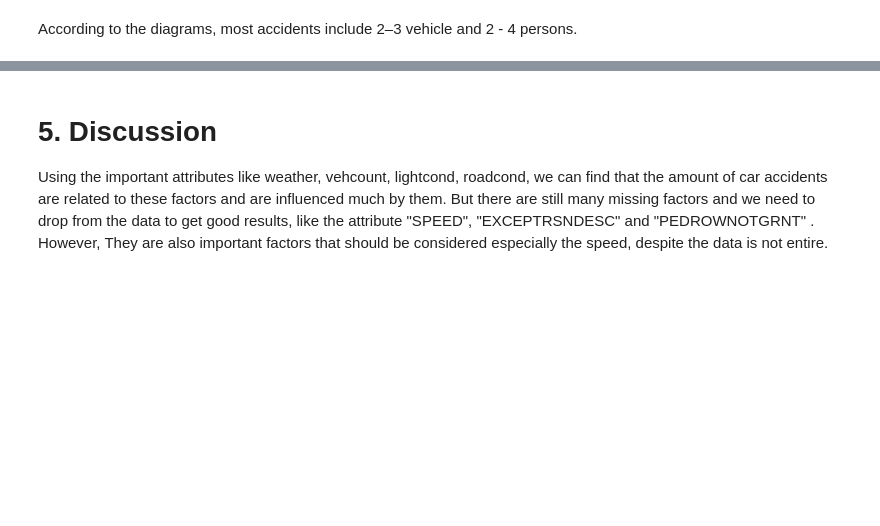
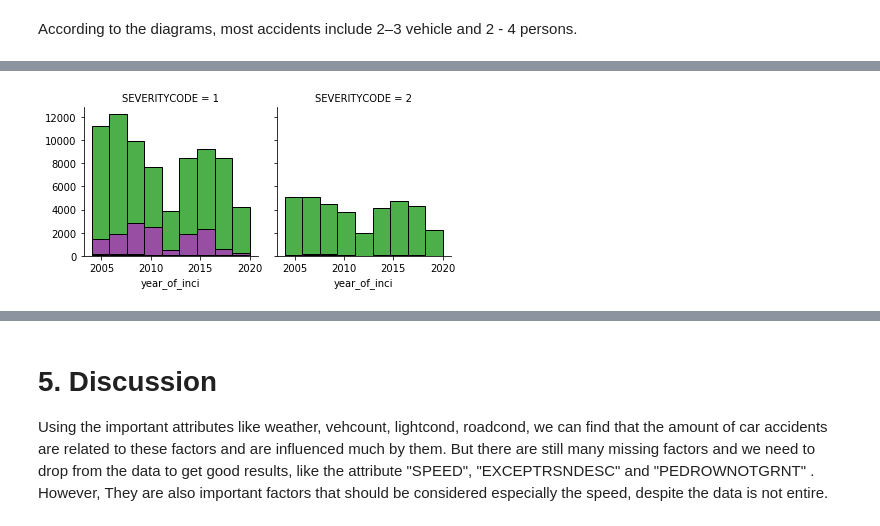
Before and after one commit to gaoxy95/Coursera_Capstone, a Jupyter notebook: Capstone Project - Car accident severity (Week 2).ipynb, the cells around one changed output, grey strips where cells are left out. Drawn from its saved outputs; the diff is of its cells as text; code cells hidden in the pictures; blank space fills up the shorter version.

```diff
--- a/Capstone Project - Car accident severity (Week 2).ipynb
+++ b/Capstone Project - Car accident severity (Week 2).ipynb
@@ -184,0 +254,7 @@ According to the diagrams, most accidents include 2–3 vehicle and 2 - 4 person
+# %%
+bins = np.linspace(df.year_of_inci.min(), df.year_of_inci.max(), 10)
+g = sns.FacetGrid(df, col="SEVERITYCODE", hue="WEATHER", palette="Set1", col_wrap=2)
+g.map(plt.hist, 'year_of_inci', bins=bins, ec="k")
+plt.show()
+# %% [output]
+[figure, added]
```
Also changed, not shown: parts of 10 cells of this notebook.
